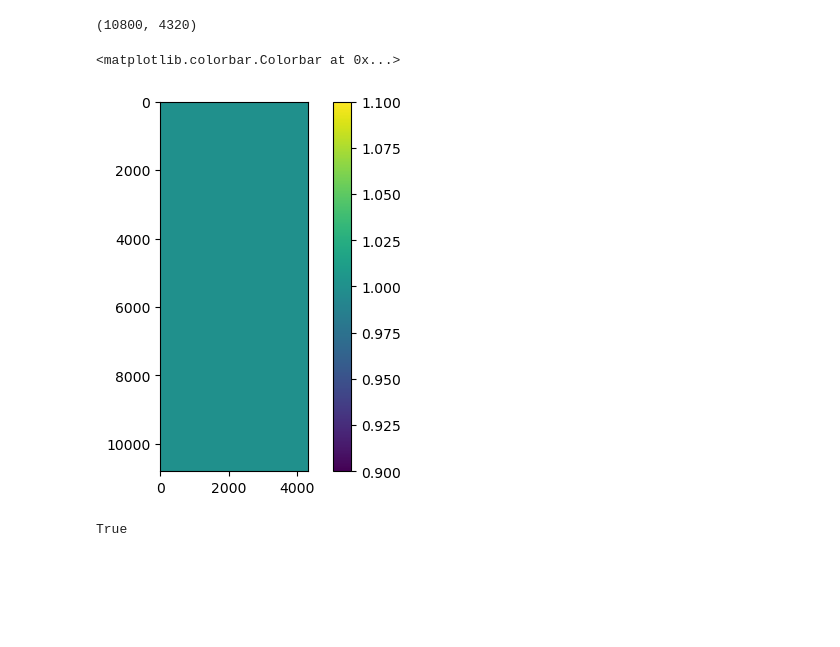
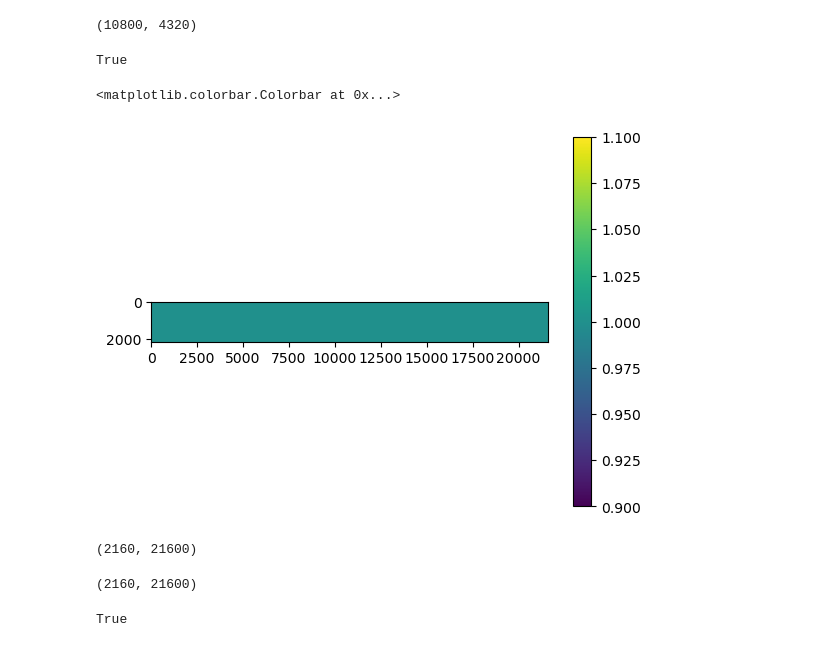
Before and after one commit to deekenyah1/final_year_worldclim, a Jupyter notebook: RASTERIO OFFICIAL.ipynb, the cells around one changed output. Saved outputs shown, nothing was run; the diff lists cells and outputs as text; code cells hidden in the pictures; blank space fills up the shorter version.

```diff
--- a/RASTERIO OFFICIAL.ipynb
+++ b/RASTERIO OFFICIAL.ipynb
@@ -1928,5 +1564,0 @@ np.dstack(glob.glob(r"C:\Users\Dianne Kenyah\OneDrive - University of Ghana\Docu
-# %%
-for i in np.dstack(glob.glob(r"C:\Users\Dianne Kenyah\OneDrive - University of Ghana\Documents\GitHub\final_year_worldclim\worldclim\wc2.1_5m_prec\*.tif")).squeeze():
-    rasterio.open(i)
-    prec = (rasterio.open(i)).read()
-    print(prec)
@@ -2044,5 +1564,0 @@ np.dstack(glob.glob(r"C:\Users\Dianne Kenyah\OneDrive - University of Ghana\Docu
-# %%
-for i in np.dstack(glob.glob(r"C:\Users\Dianne Kenyah\OneDrive - University of Ghana\Documents\GitHub\final_year_worldclim\worldclim\wc2.1_5m_tavg\*.tif")).squeeze():
-    rasterio.open(i)
-    tavg = (rasterio.open(i)).read()
-    print(tavg)
@@ -2166,5 +1564,0 @@ np.dstack(glob.glob(r"C:\Users\Dianne Kenyah\OneDrive - University of Ghana\Docu
-# %%
-for i in np.dstack(glob.glob(r"C:\Users\Dianne Kenyah\OneDrive - University of Ghana\Documents\GitHub\final_year_worldclim\worldclim\wc2.1_5m_tmax\*.tif")).squeeze():
-    rasterio.open(i)
-    tmax = (rasterio.open(i)).read()
-    print(tmax)
@@ -2274,5 +1564,0 @@ np.dstack(glob.glob(r"C:\Users\Dianne Kenyah\OneDrive - University of Ghana\Docu
-# %%
-for i in np.dstack(glob.glob(r"C:\Users\Dianne Kenyah\OneDrive - University of Ghana\Documents\GitHub\final_year_worldclim\worldclim\wc2.1_5m_tmin\*.tif")).squeeze():
-    rasterio.open(i)
-    tmin = (rasterio.open(i)).read()
-    print(tmin)
@@ -2484,12 +1690,6 @@ array([[False, False, False, ..., False, False, False],
 all_prod.shape
 # %% [output]
 (10800, 4320)
-# %%
-plt.imshow(all_sum == all_prod)
-plt.colorbar()
-# %% [output]
-<matplotlib.colorbar.Colorbar at 0x...>
-[figure, removed]
 # %%
 np.all(all_sum == all_prod)
 # %% [output]
@@ -2496,0 +1699,20 @@ True
+# %%
+all_sum_1 = np.concatenate((bio_sum, prec_sum, tavg_sum, tmax_sum, tmin_sum) , axis = 1 , dtype = bool)
+all_prod_1 = np.concatenate((bio_prod, prec_prod, tavg_prod, tmax_prod, tmin_prod) , axis = 1 , dtype = bool)
+plt.imshow(all_sum_1 == all_prod_1)
+plt.colorbar()
+# %% [output]
+<matplotlib.colorbar.Colorbar at 0x...>
+[figure, added]
+# %%
+all_sum_1.shape
+# %% [output]
+(2160, 21600)
+# %%
+all_prod_1.shape
+# %% [output]
+(2160, 21600)
+# %%
+np.all(all_sum_1 == all_prod_1)
+# %% [output]
+True
```
Also changed, not shown: parts of 82 cells of this notebook, 1 other file.
